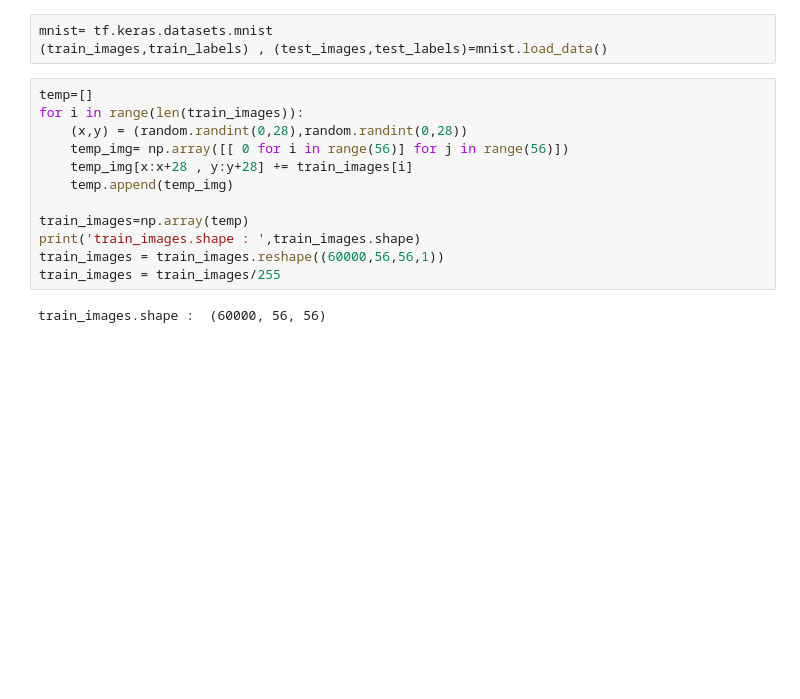
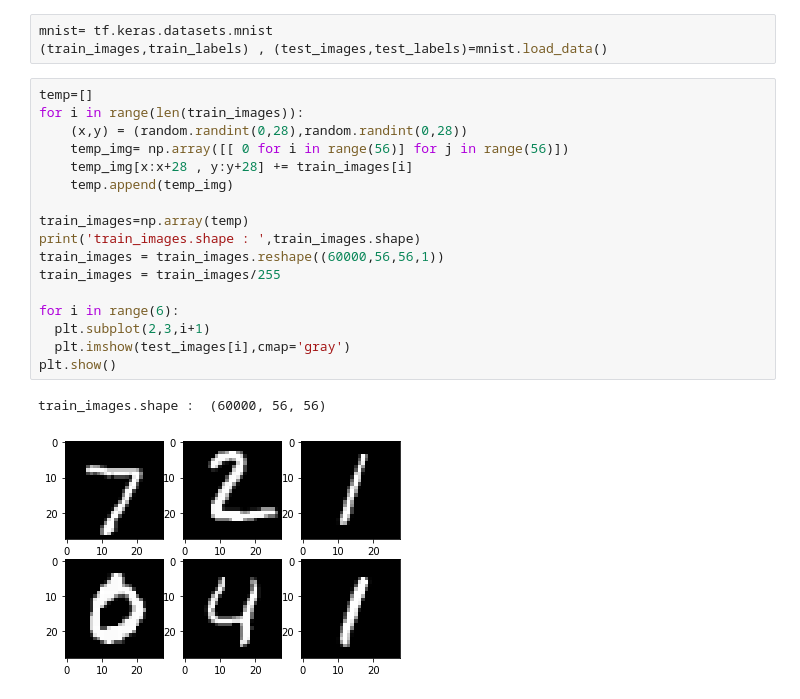
Before and after one commit to koulumang/CSU-CS510, a Jupyter notebook: Number Detection/SimpleNN/SimpleNN_T3.ipynb, the cells around one changed output. Saved outputs shown, nothing was run; the diff lists cells and outputs as text; blank space fills up the shorter version.

```diff
--- a/Number Detection/SimpleNN/SimpleNN_T3.ipynb
+++ b/Number Detection/SimpleNN/SimpleNN_T3.ipynb
@@ -16,17 +12,23 @@ mnist= tf.keras.datasets.mnist
 # %%
 temp=[]
 for i in range(len(train_images)):
     (x,y) = (random.randint(0,28),random.randint(0,28))
     temp_img= np.array([[ 0 for i in range(56)] for j in range(56)])
     temp_img[x:x+28 , y:y+28] += train_images[i]
     temp.append(temp_img)
 
 train_images=np.array(temp)
 print('train_images.shape : ',train_images.shape)
 train_images = train_images.reshape((60000,56,56,1))
 train_images = train_images/255
+
+for i in range(6):
+  plt.subplot(2,3,i+1)
+  plt.imshow(test_images[i],cmap='gray')
+plt.show()
 # %% [output]
 train_images.shape :  (60000, 56, 56)
+[figure, added]
 # %%
 temp=[]
 for i in range(len(test_images)):
```
Also changed, not shown: parts of 7 cells of this notebook, 4 other files.
